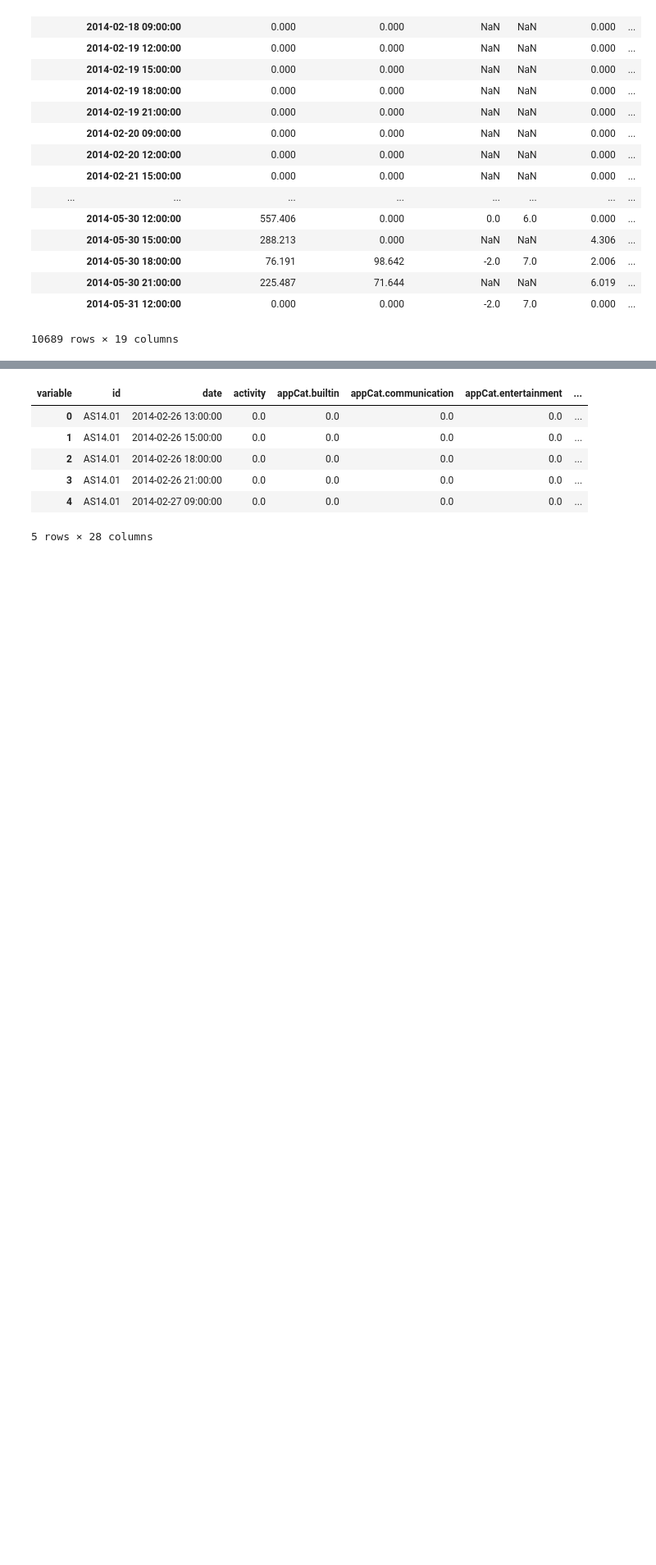
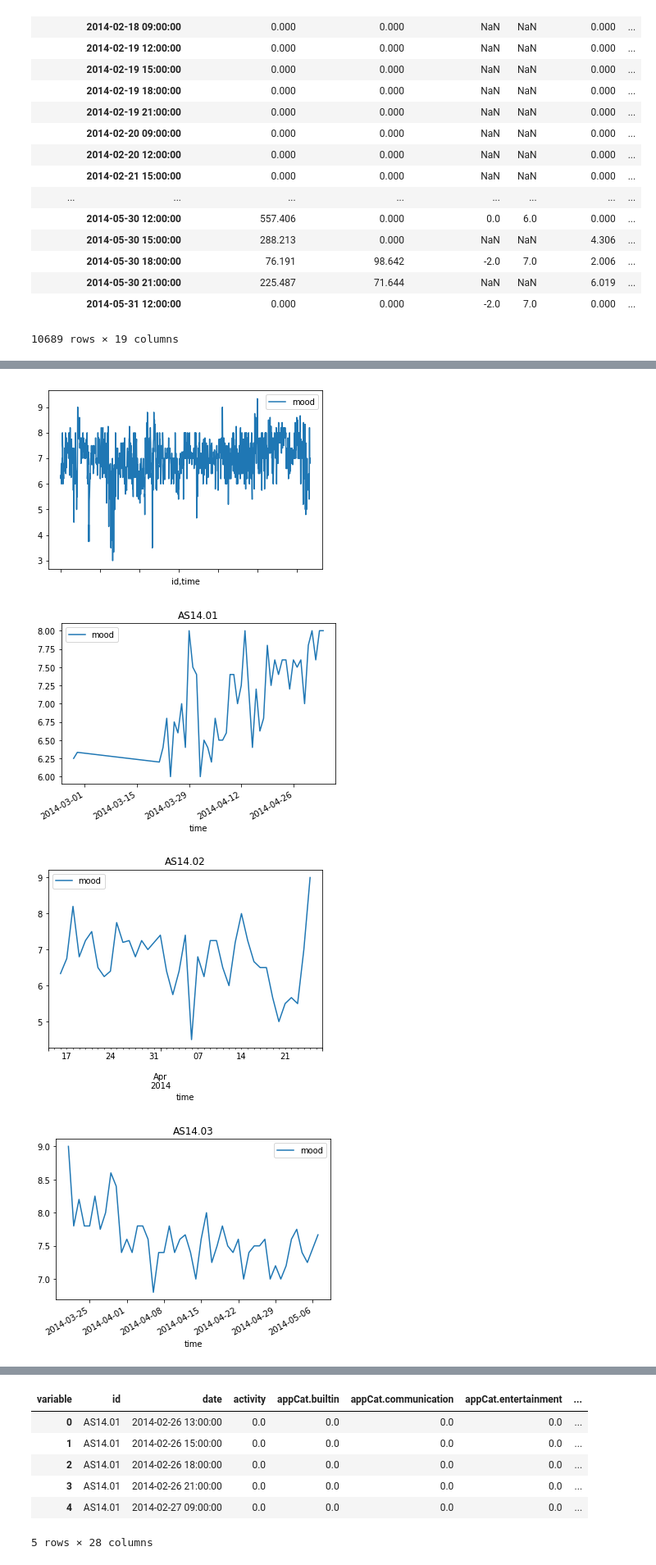
Before and after one commit to jelrae/dataMineAss1, a Jupyter notebook: DMT1-Jordan_Work.ipynb, the cells around one changed output, grey strips where cells are left out. Shown at 82% size. Drawn from its saved outputs; the diff is of its cells as text; code cells hidden in the pictures; blank space fills up the shorter version.

```diff
--- a/DMT1-Jordan_Work.ipynb
+++ b/DMT1-Jordan_Work.ipynb
@@ -126,5 +126,4 @@ data1D =  data_formated.groupby([pd.Grouper(level='id'), pd.Grouper(freq='1D', l
                                                            'circumplex.arousal':'mean', 'mood':'mean'})
 
 mood_daily = data1D['mood']
-mood_only = mood_daily.dropna()
-mood_only
+mood_only = pd.DataFrame(mood_daily.dropna())
@@ -148,0 +151,13 @@ Name: mood, Length: 1268, dtype: float64
+# %%
+mood_only.plot.line()
+
+for index in mood_only.index.levels[0].tolist():
+    mood_only.loc[(index)].plot.line()
+    plt.title(index)
+
+#mood_only.loc[(['AS14.01']),:].plot.line()
+# %% [output]
+[figure, added]
+[figure, added]
+[figure, added]
+[figure, added]
```
Also changed, not shown: parts of 7 cells of this notebook.
